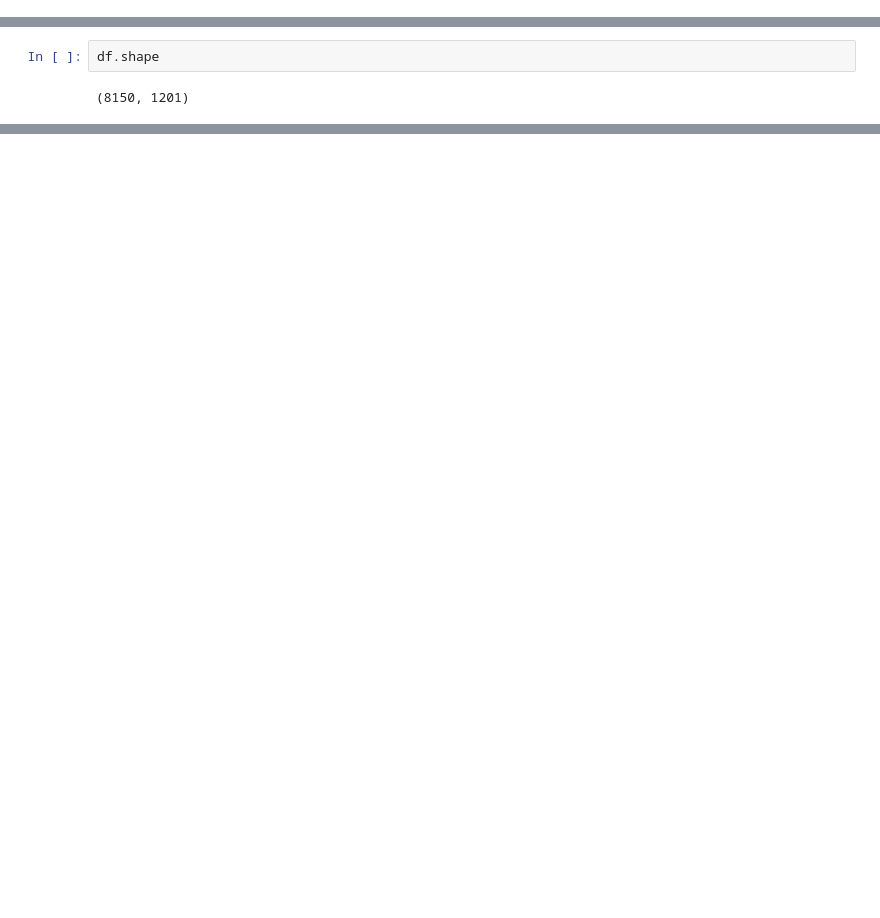
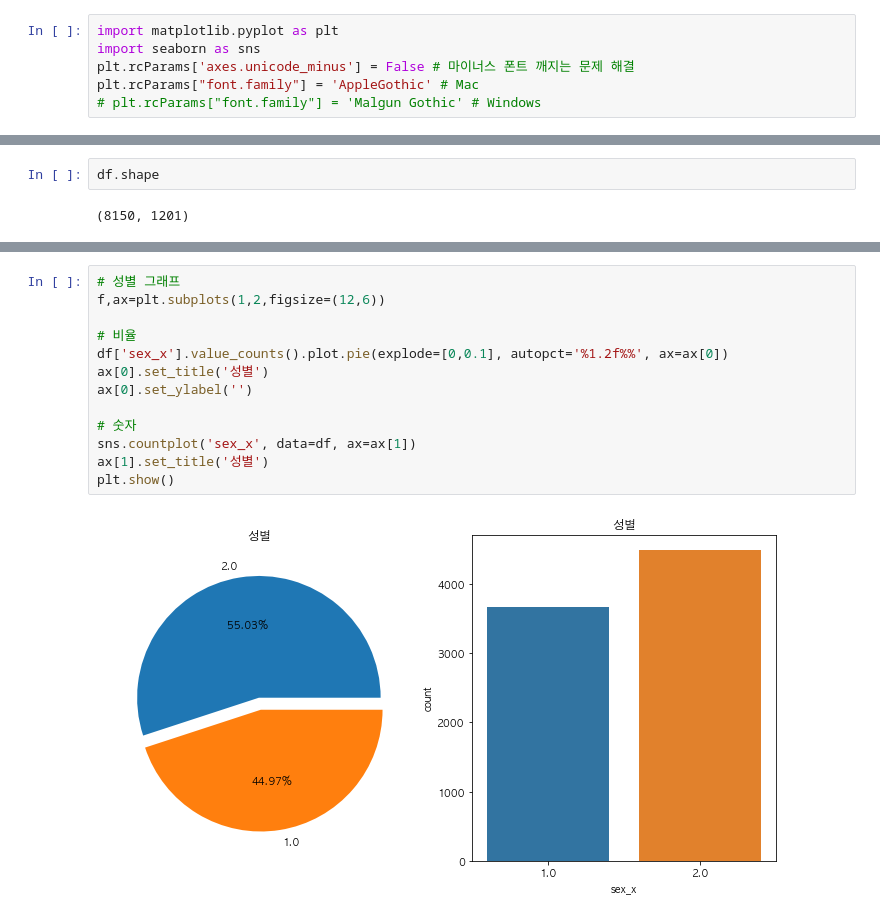
Before and after one commit to zoot0134/kdata_project_2018, a Jupyter notebook: 01_EDA_MC.ipynb, the cells around one changed output, grey strips where cells are left out. Cells and saved outputs as stored; diff of their text form; blank space fills up the shorter version.

```diff
--- a/01_EDA_MC.ipynb
+++ b/01_EDA_MC.ipynb
@@ -2,3 +3,9 @@
 import pandas as pd
+# %%
+import matplotlib.pyplot as plt
+import seaborn as sns
+plt.rcParams['axes.unicode_minus'] = False # 마이너스 폰트 깨지는 문제 해결
+plt.rcParams["font.family"] = 'AppleGothic' # Mac
+# plt.rcParams["font.family"] = 'Malgun Gothic' # Windows
 # %%
 # HN16_ALL : 가구조사, 건강면접조사, 건강형태조사, 검진조사, 영양조사
@@ -37,0 +63,15 @@ print(df.head(3))
+# %%
+# 성별 그래프
+f,ax=plt.subplots(1,2,figsize=(12,6))
+
+# 비율
+df['sex_x'].value_counts().plot.pie(explode=[0,0.1], autopct='%1.2f%%', ax=ax[0])
+ax[0].set_title('성별')
+ax[0].set_ylabel('')
+
+# 숫자
+sns.countplot('sex_x', data=df, ax=ax[1])
+ax[1].set_title('성별')
+plt.show()
+# %% [output]
+[figure, added]
```
Also changed, not shown: parts of 10 cells of this notebook.
